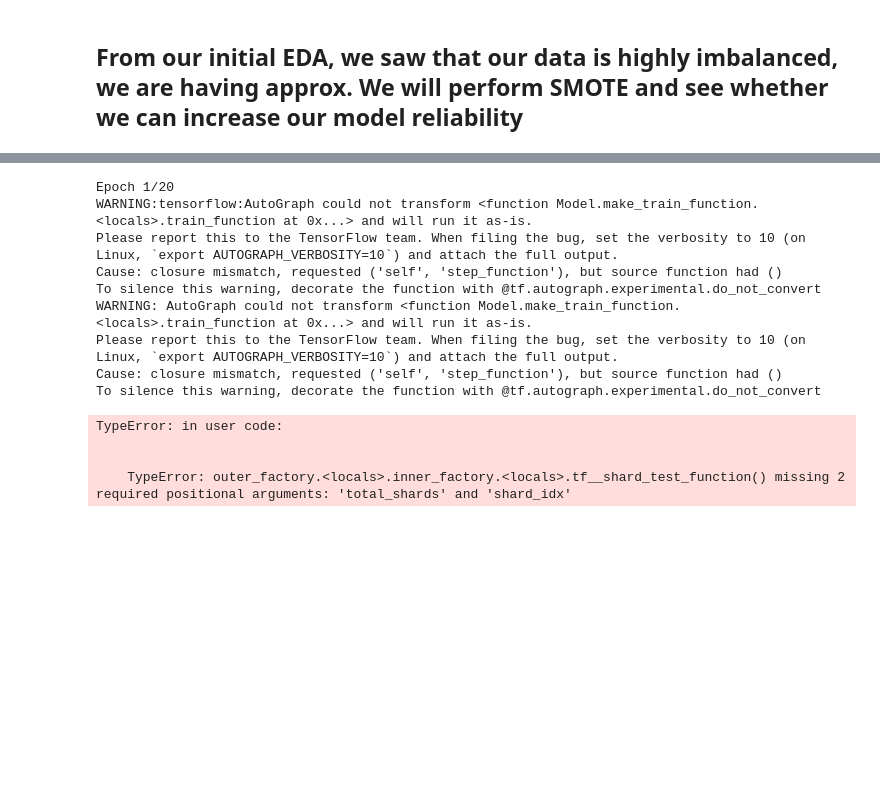
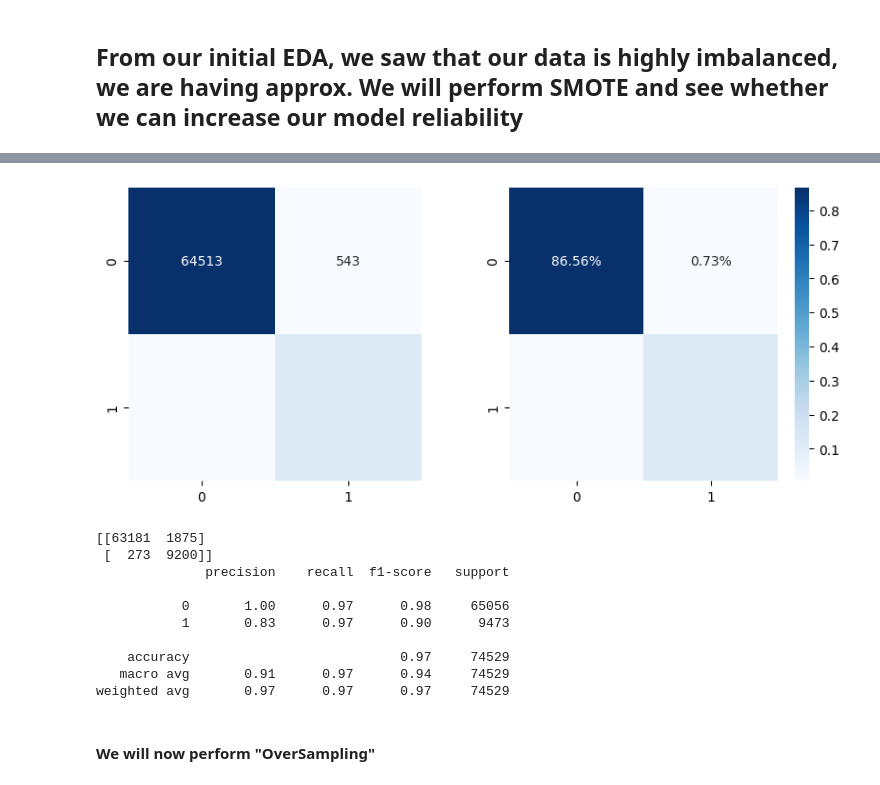
Before and after one commit to nagurao/sharing, a Jupyter notebook: FinalProject-Group4.ipynb, the cells around one changed output, grey strips where cells are left out. Saved outputs shown, nothing was run; the diff lists cells and outputs as text; code cells hidden in the pictures; blank space fills up the shorter version.

```diff
--- a/FinalProject-Group4.ipynb
+++ b/FinalProject-Group4.ipynb
@@ -1749,0 +1495,6 @@ ModuleNotFoundError: No module named 'tensorflow.keras.wrappers'
+# %%
+#Get the details of the Minority Class, here is_fraud = 1 is the Minority Class
+
+fraud_trans_index = trainingdata[trainingdata['is_fraud']==1].index
+fraud_trans_data = trainingdata.loc[fraud_trans_index]
+ic(fraud_trans_data.shape)
@@ -1749,0 +1504,6 @@ ModuleNotFoundError: No module named 'tensorflow.keras.wrappers'
+# %%
+#Get the details of the Majority Class, here is_fraud = 0 is the Majority Class
+
+non_fraud_trans_index = trainingdata[trainingdata['is_fraud']==0].index
+non_fraud_trans_data = trainingdata.loc[non_fraud_trans_index]
+ic(non_fraud_trans_data.shape)
@@ -1749,0 +1517,8 @@ ModuleNotFoundError: No module named 'tensorflow.keras.wrappers'
+# %%
+#Now we will select a sample of records from the Majority Dataset matching the number of records in Minority Dataset
+non_fraud_trans_data_sample=non_fraud_trans_data.sample(n=len(fraud_trans_index),random_state=15)
+
+#Concatenate the balanced Majority and Minority Datasets and shuffle it.
+balanced_data = pd.concat([non_fraud_trans_data_sample,fraud_trans_data],axis = 0)
+from sklearn.utils import shuffle
+balanced_data = shuffle(balanced_data)
@@ -1750,19 +1541,24 @@ ModuleNotFoundError: No module named 'tensorflow.keras.wrappers'
+# %%
+#New Undersampled Training Data
+max_feature_cols = balanced_data.shape[1] - 1
+X_train_undersampled = balanced_data.iloc[:,:-1]
+y_train_undersampled = balanced_data['is_fraud']
 # %%
-# Define a baseline neural network model
+# Train and evaluate the baseline model with the Undersampled Data
 def baseline_model():
     model = Sequential()
-    model.add(Dense(64, input_dim=X_train.shape[1], activation='relu'))
+    model.add(Dense(256, input_dim=X_train.shape[1], activation='relu'))
+    model.add(Dense(128, activation='relu'))
     model.add(Dense(64, activation='relu'))
     model.add(Dense(32, activation='relu'))
     model.add(Dense(1, activation='sigmoid'))
     model.compile(loss='binary_crossentropy', optimizer='adam', metrics=['accuracy'])
     return model
-
-# Train and evaluate the baseline model
-baseline_model = baseline_model()
-baseline_model.fit(X_train, y_train, epochs=20, batch_size=32, verbose=1, validation_split=0.2)
-baseline_scores = baseline_model.evaluate(X_test, y_test, verbose=0)
-baseline_pred = baseline_model.predict(X_test,y_test)
+baseline_model_undersampled = baseline_model()
+baseline_model_undersampled.fit(X_train_undersampled, y_train_undersampled, epochs=20, batch_size=32, verbose=1, validation_split=0.2)
+baseline_pred_undersampled = baseline_model_undersampled.predict(X_test)
+baseline_pred_undersampled = (baseline_pred_undersampled > 0.5).astype(int)
+baseline_scores = baseline_model_undersampled.evaluate(X_test, y_test, verbose=1)
 print(f"Baseline Accuracy: {baseline_scores[1]*100:.2f}%")
 
 conf_mat = confusion_matrix(y_test, baseline_pred)
@@ -1771,4 +1567,8 @@ fig, (ax1, ax2) = plt.subplots(1,2, figsize=(10,4))
 sns.heatmap(conf_mat, square=True, annot=True, cmap='Blues', fmt='d', cbar=False, ax=ax1)
 sns.heatmap(conf_mat/np.sum(conf_mat), annot=True, fmt='.2%', cmap='Blues', ax=ax2)
 plt.show()
+
+print(confusion_matrix(y_test, baseline_pred_undersampled))
+
+print(classification_report(y_test,baseline_pred_undersampled))
 # %% [output]
@@ -1777,13 +1592,13 @@ plt.show()
+[figure, added]
-Epoch 1/20
-WARNING:tensorflow:AutoGraph could not transform <function Model.make_train_function.<locals>.train_function at 0x...> and will run it as-is.
-Please report this to the TensorFlow team. When filing the bug, set the verbosity to 10 (on Linux, `export AUTOGRAPH_VERBOSITY=10`) and attach the full output.
-Cause: closure mismatch, requested ('self', 'step_function'), but source function had ()
-To silence this warning, decorate the function with @tf.autograph.experimental.do_not_convert
-WARNING: AutoGraph could not transform <function Model.make_train_function.<locals>.train_function at 0x...> and will run it as-is.
-Please report this to the TensorFlow team. When filing the bug, set the verbosity to 10 (on Linux, `export AUTOGRAPH_VERBOSITY=10`) and attach the full output.
-Cause: closure mismatch, requested ('self', 'step_function'), but source function had ()
-To silence this warning, decorate the function with @tf.autograph.experimental.do_not_convert
+[[63181  1875]
+ [  273  9200]]
+              precision    recall  f1-score   support
+
+           0       1.00      0.97      0.98     65056
+           1       0.83      0.97      0.90      9473
+
+    accuracy                           0.97     74529
+   macro avg       0.91      0.97      0.94     74529
+weighted avg       0.97      0.97      0.97     74529
-TypeError: in user code:
-
-
-    TypeError: outer_factory.<locals>.inner_factory.<locals>.tf__shard_test_function() missing 2 required positional arguments: 'total_shards' and 'shard_idx'
+# %% [markdown]
+<h4>We will now perform "OverSampling" </h4>
```
Also changed, not shown: parts of 85 cells of this notebook.
